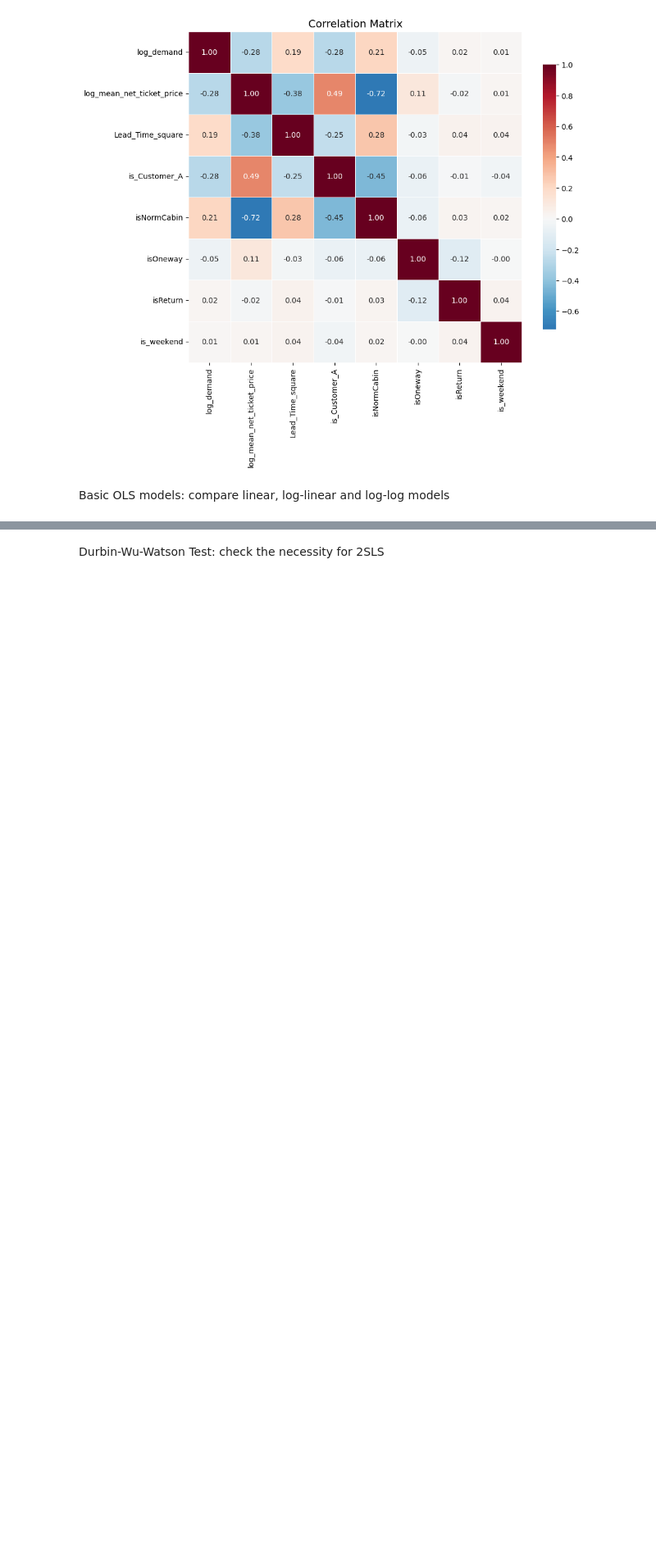
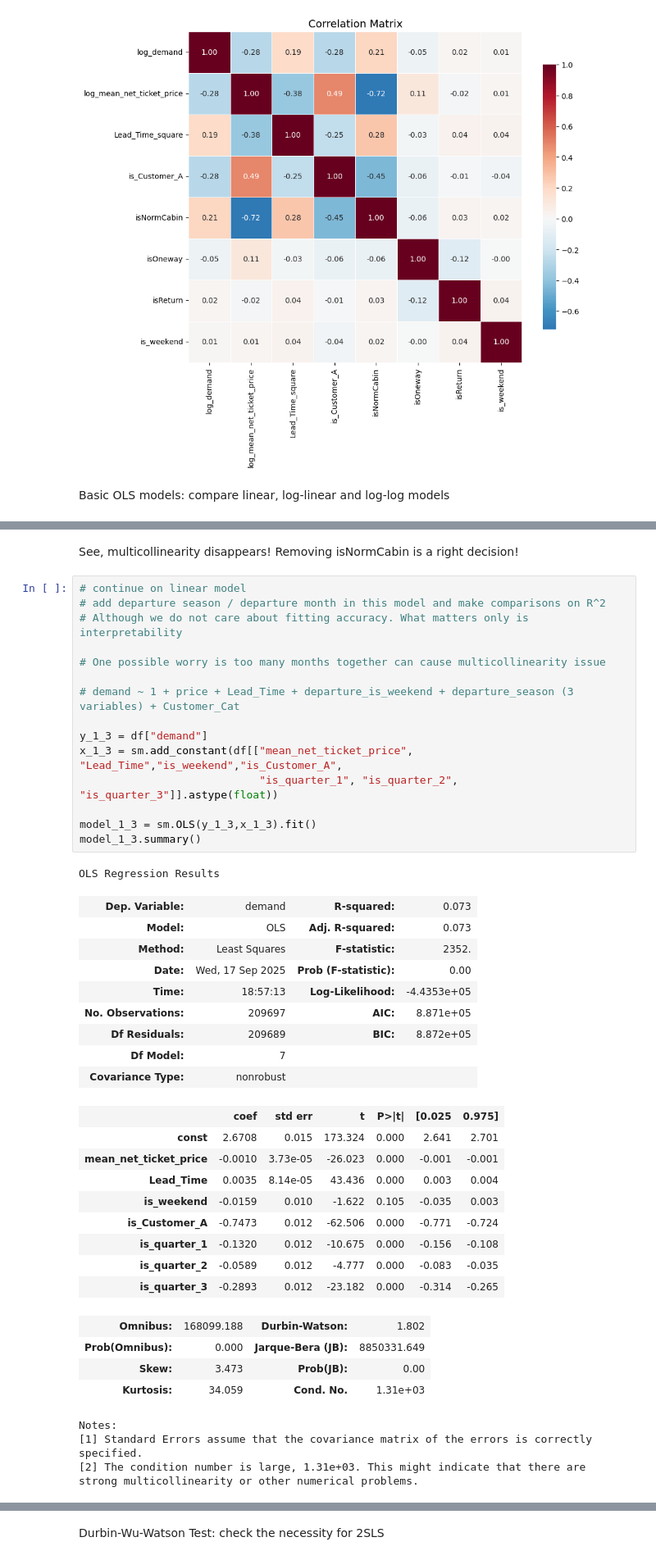
Before and after one commit to azusahanabi/DBA5101-Group-Project-1, a Jupyter notebook: DBA5101_Group_Project_1_Updated.ipynb, the cells around one changed output, grey strips where cells are left out. Shown at 82% size. Saved outputs shown, nothing was run; the diff lists cells and outputs as text; blank space fills up the shorter version.

```diff
--- a/DBA5101_Group_Project_1_Updated.ipynb
+++ b/DBA5101_Group_Project_1_Updated.ipynb
@@ -281,0 +350,45 @@ Basic OLS models: compare linear, log-linear and log-log models
+# %% [markdown]
+See, multicollinearity disappears! Removing isNormCabin is a right decision!
+# %%
+# continue on linear model
+# add departure season / departure month in this model and make comparisons on R^2
+# Although we do not care about fitting accuracy. What matters only is interpretability
+
+# One possible worry is too many months together can cause multicollinearity issue
+
+# demand ~ 1 + price + Lead_Time + departure_is_weekend + departure_season (3 variables) + Customer_Cat
+
+y_1_3 = df["demand"]
+x_1_3 = sm.add_constant(df[["mean_net_ticket_price", "Lead_Time","is_weekend","is_Customer_A",
+                            "is_quarter_1", "is_quarter_2", "is_quarter_3"]].astype(float))
+
+model_1_3 = sm.OLS(y_1_3,x_1_3).fit()
+model_1_3.summary()
+# %% [output]
+OLS Regression Results
+| Dep. Variable: | demand | R-squared: | 0.073 |
+| Model: | OLS | Adj. R-squared: | 0.073 |
+| Method: | Least Squares | F-statistic: | 2352. |
+| Date: | Wed, 17 Sep 2025 | Prob (F-statistic): | 0.00 |
+| Time: | 18:57:13 | Log-Likelihood: | -4.4353e+05 |
+| No. Observations: | 209697 | AIC: | 8.871e+05 |
+| Df Residuals: | 209689 | BIC: | 8.872e+05 |
+| Df Model: | 7 |  |  |
+| Covariance Type: | nonrobust |  |  |
+|  | coef | std err | t | P>|t| | [0.025 | 0.975] |
+| const | 2.6708 | 0.015 | 173.324 | 0.000 | 2.641 | 2.701 |
+| mean_net_ticket_price | -0.0010 | 3.73e-05 | -26.023 | 0.000 | -0.001 | -0.001 |
+| Lead_Time | 0.0035 | 8.14e-05 | 43.436 | 0.000 | 0.003 | 0.004 |
+| is_weekend | -0.0159 | 0.010 | -1.622 | 0.105 | -0.035 | 0.003 |
+| is_Customer_A | -0.7473 | 0.012 | -62.506 | 0.000 | -0.771 | -0.724 |
+| is_quarter_1 | -0.1320 | 0.012 | -10.675 | 0.000 | -0.156 | -0.108 |
+| is_quarter_2 | -0.0589 | 0.012 | -4.777 | 0.000 | -0.083 | -0.035 |
+| is_quarter_3 | -0.2893 | 0.012 | -23.182 | 0.000 | -0.314 | -0.265 |
+| Omnibus: | 168099.188 | Durbin-Watson: | 1.802 |
+| Prob(Omnibus): | 0.000 | Jarque-Bera (JB): | 8850331.649 |
+| Skew: | 3.473 | Prob(JB): | 0.00 |
+| Kurtosis: | 34.059 | Cond. No. | 1.31e+03 |
+Notes:
+[1] Standard Errors assume that the covariance matrix of the errors is correctly specified.
+[2] The condition number is large, 1.31e+03. This might indicate that there are
+strong multicollinearity or other numerical problems.
```
Also changed, not shown: parts of 20 cells of this notebook.
